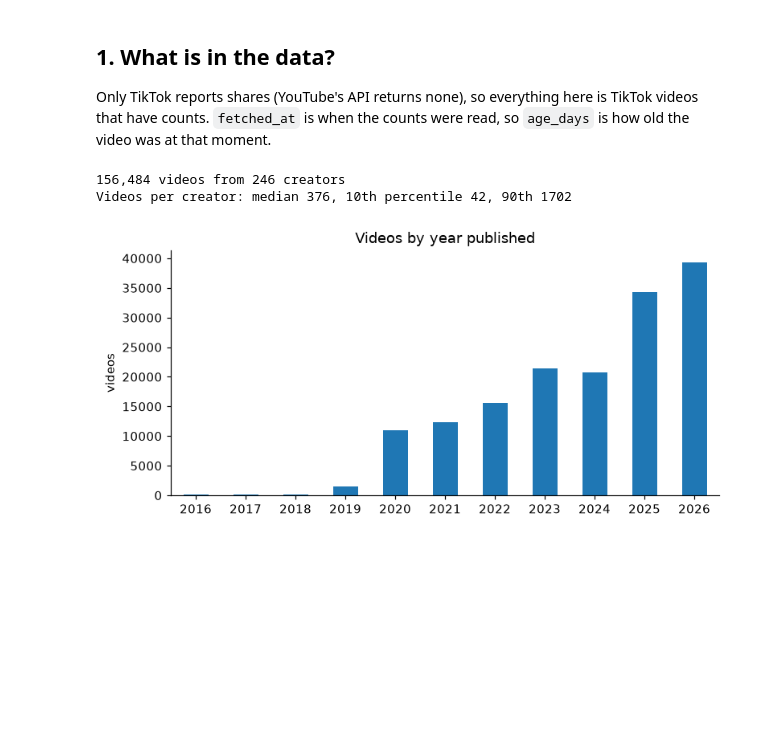
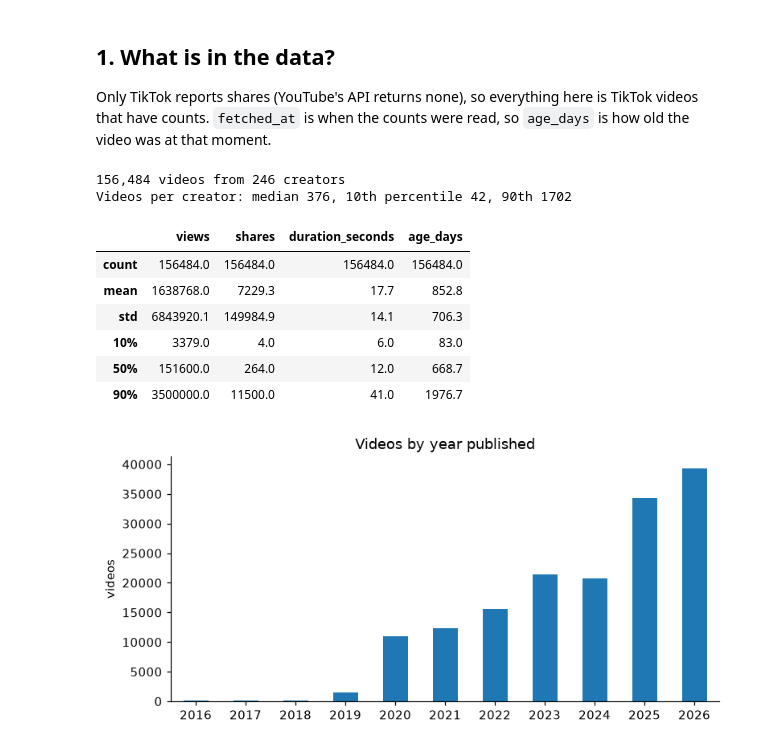
Before and after one commit to saricmilos/share-rate-prediction, a Jupyter notebook: notebooks/01_eda_target.ipynb, the cells around one changed output. Cells and saved outputs as stored; diff of their text form; code cells hidden in the pictures; blank space fills up the shorter version.

```diff
--- a/notebooks/01_eda_target.ipynb
+++ b/notebooks/01_eda_target.ipynb
@@ -35,23 +35,32 @@ Only TikTok reports shares (YouTube's API returns none), so everything here is T
 # %%
 videos = pd.read_sql(
     """SELECT username, video_id, published_at, fetched_at, duration_seconds,
               view_count AS views, share_count AS shares
        FROM videos
        WHERE platform = 'tiktok' AND has_stats = 1""",
     snapshot,
 )
 for column in ["published_at", "fetched_at"]:
     videos[column] = pd.to_datetime(videos[column], utc=True, format="ISO8601")
 videos["age_days"] = (videos.fetched_at - videos.published_at).dt.total_seconds() / 86400
 
 per_creator = videos.groupby("username").size()
 print(f"{len(videos):,} videos from {videos.username.nunique()} creators")
 print(f"Videos per creator: median {per_creator.median():.0f}, "
       f"10th percentile {per_creator.quantile(0.1):.0f}, 90th {per_creator.quantile(0.9):.0f}")
-videos[["views", "shares", "duration_seconds", "age_days"]].describe(percentiles=[0.1, 0.5, 0.9]).round(1)
+# Percentiles only: a min or a max would be one video's own counts.
+videos[["views", "shares", "duration_seconds", "age_days"]].describe(percentiles=[0.1, 0.5, 0.9]).drop(
+    ["min", "max"]).round(1)
 # %% [output]
 156,484 videos from 246 creators
 Videos per creator: median 376, 10th percentile 42, 90th 1702
+|  | views | shares | duration_seconds | age_days |
+| count | 156484.0 | 156484.0 | 156484.0 | 156484.0 |
+| mean | 1638768.0 | 7229.3 | 17.7 | 852.8 |
+| std | 6843920.1 | 149984.9 | 14.1 | 706.3 |
+| 10% | 3379.0 | 4.0 | 6.0 | 83.0 |
+| 50% | 151600.0 | 264.0 | 12.0 | 668.7 |
+| 90% | 3500000.0 | 11500.0 | 41.0 | 1976.7 |
 # %%
 videos.published_at.dt.year.value_counts().sort_index().plot.bar(
     title="Videos by year published", xlabel="", ylabel="videos", rot=0)
```
Also changed, not shown: parts of 1 cell of this notebook.
